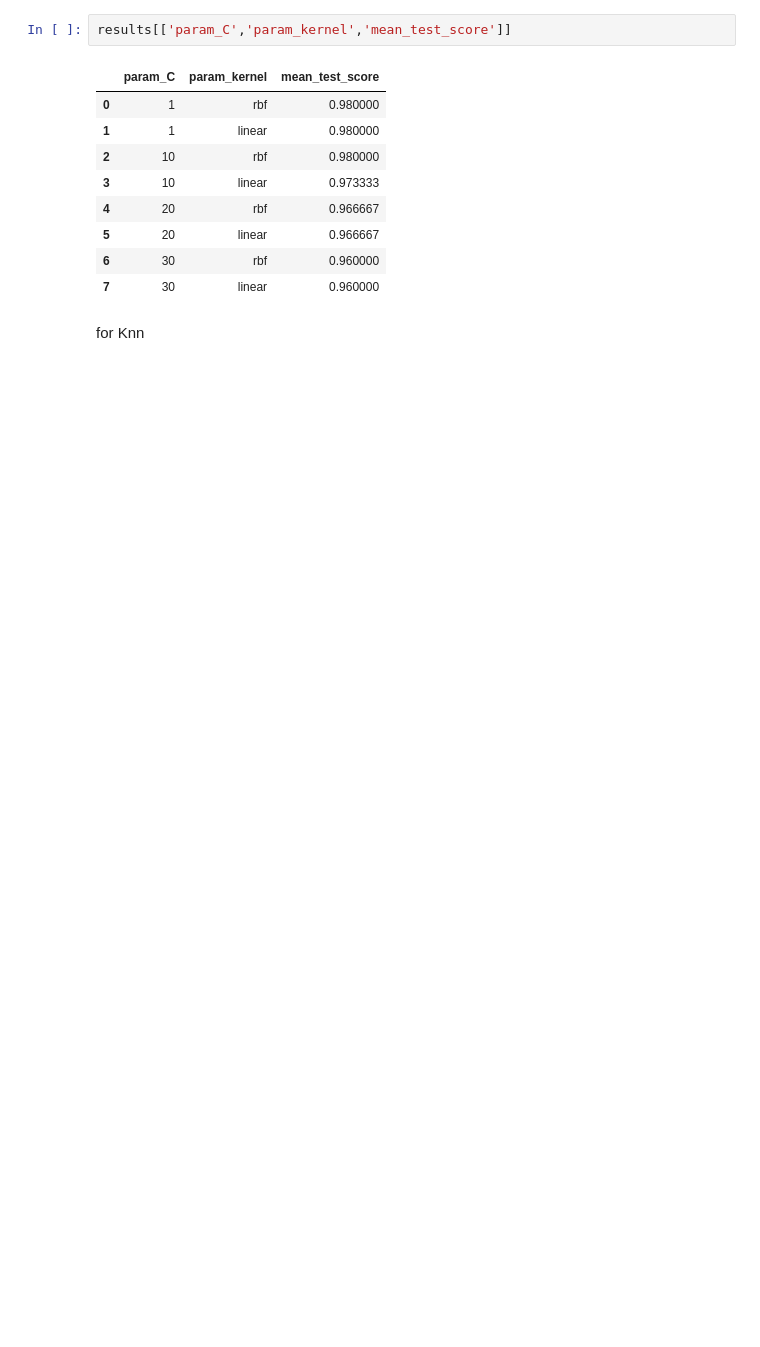
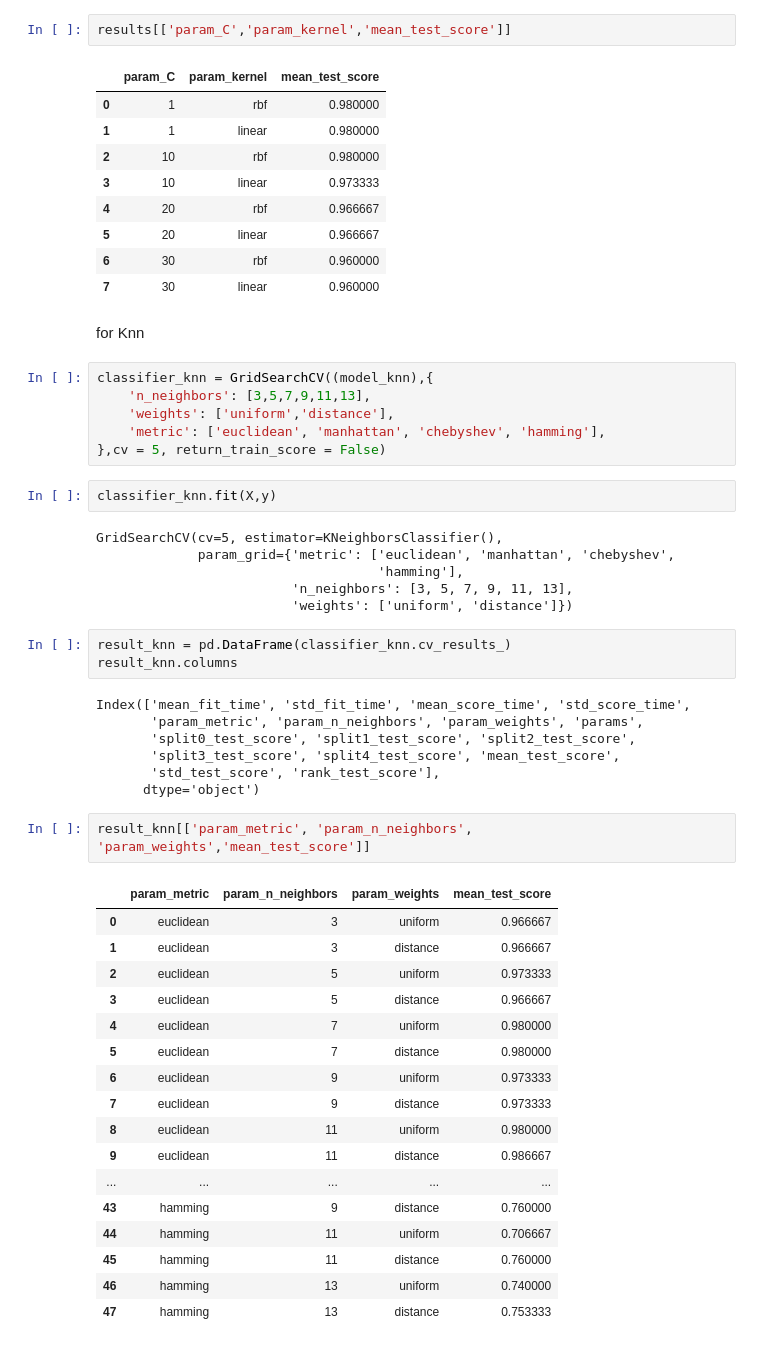
Before and after one commit to Avinash01715/ML-practice-notebook, a Jupyter notebook: Model_Tuning/iris.ipynb, the cells around one changed output. Cells and saved outputs as stored; diff of their text form; blank space fills up the shorter version.

Commit message:
implemented grid search cv for knn model

```diff
--- a/Model_Tuning/iris.ipynb
+++ b/Model_Tuning/iris.ipynb
@@ -93,3 +93,47 @@ results[['param_C','param_kernel','mean_test_score']]
 | 7 | 30 | linear | 0.960000 |
 # %% [markdown]
 for Knn
+# %%
+classifier_knn = GridSearchCV((model_knn),{
+    'n_neighbors': [3,5,7,9,11,13],
+    'weights': ['uniform','distance'],
+    'metric': ['euclidean', 'manhattan', 'chebyshev', 'hamming'],
+},cv = 5, return_train_score = False)
+# %%
+classifier_knn.fit(X,y)
+# %% [output]
+GridSearchCV(cv=5, estimator=KNeighborsClassifier(),
+             param_grid={'metric': ['euclidean', 'manhattan', 'chebyshev',
+                                    'hamming'],
+                         'n_neighbors': [3, 5, 7, 9, 11, 13],
+                         'weights': ['uniform', 'distance']})
+# %%
+result_knn = pd.DataFrame(classifier_knn.cv_results_)
+result_knn.columns
+# %% [output]
+Index(['mean_fit_time', 'std_fit_time', 'mean_score_time', 'std_score_time',
+       'param_metric', 'param_n_neighbors', 'param_weights', 'params',
+       'split0_test_score', 'split1_test_score', 'split2_test_score',
+       'split3_test_score', 'split4_test_score', 'mean_test_score',
+       'std_test_score', 'rank_test_score'],
+      dtype='object')
+# %%
+result_knn[['param_metric', 'param_n_neighbors', 'param_weights','mean_test_score']]
+# %% [output]
+|  | param_metric | param_n_neighbors | param_weights | mean_test_score |
+| 0 | euclidean | 3 | uniform | 0.966667 |
+| 1 | euclidean | 3 | distance | 0.966667 |
+| 2 | euclidean | 5 | uniform | 0.973333 |
+| 3 | euclidean | 5 | distance | 0.966667 |
+| 4 | euclidean | 7 | uniform | 0.980000 |
+| 5 | euclidean | 7 | distance | 0.980000 |
+| 6 | euclidean | 9 | uniform | 0.973333 |
+| 7 | euclidean | 9 | distance | 0.973333 |
+| 8 | euclidean | 11 | uniform | 0.980000 |
+| 9 | euclidean | 11 | distance | 0.986667 |
+| ... | ... | ... | ... | ... |
+| 43 | hamming | 9 | distance | 0.760000 |
+| 44 | hamming | 11 | uniform | 0.706667 |
+| 45 | hamming | 11 | distance | 0.760000 |
+| 46 | hamming | 13 | uniform | 0.740000 |
+| 47 | hamming | 13 | distance | 0.753333 |
```
Also changed, not shown: parts of 1 cell of this notebook.
